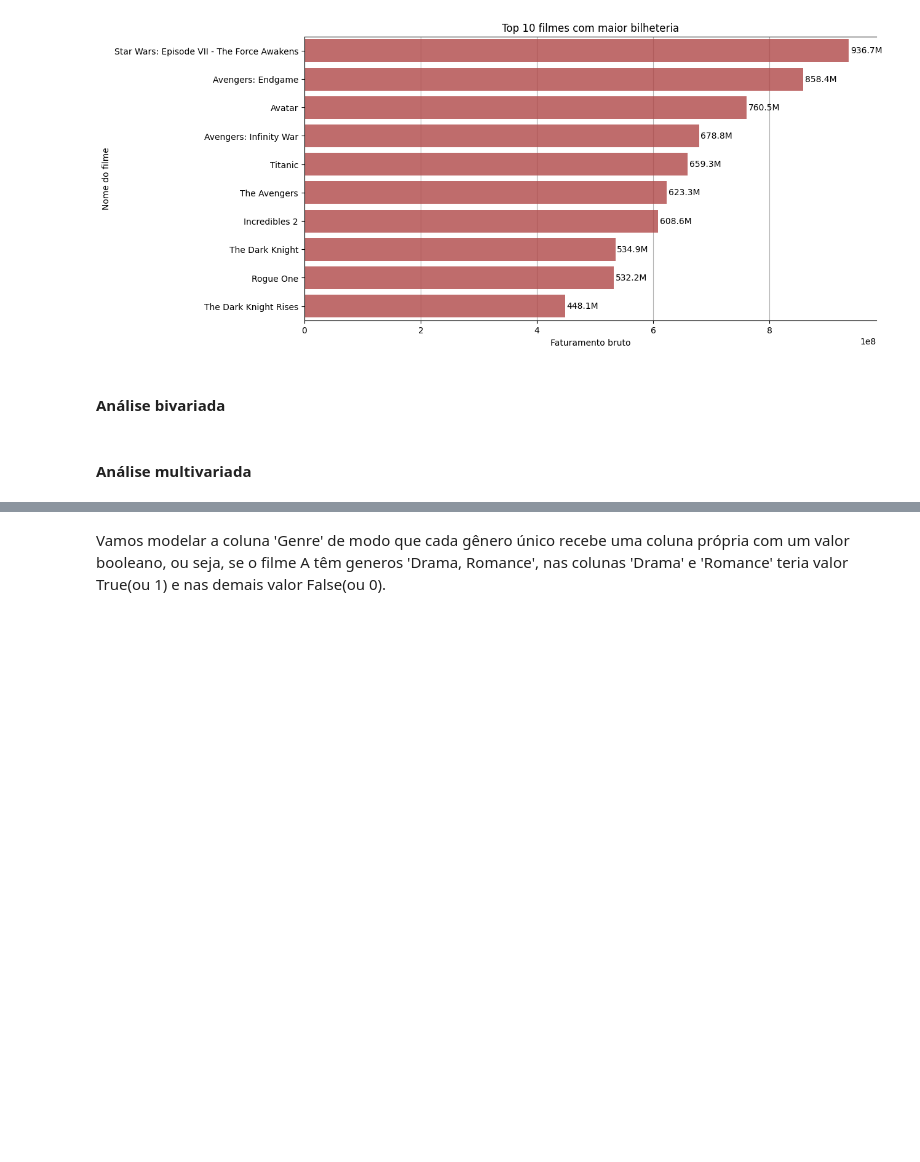
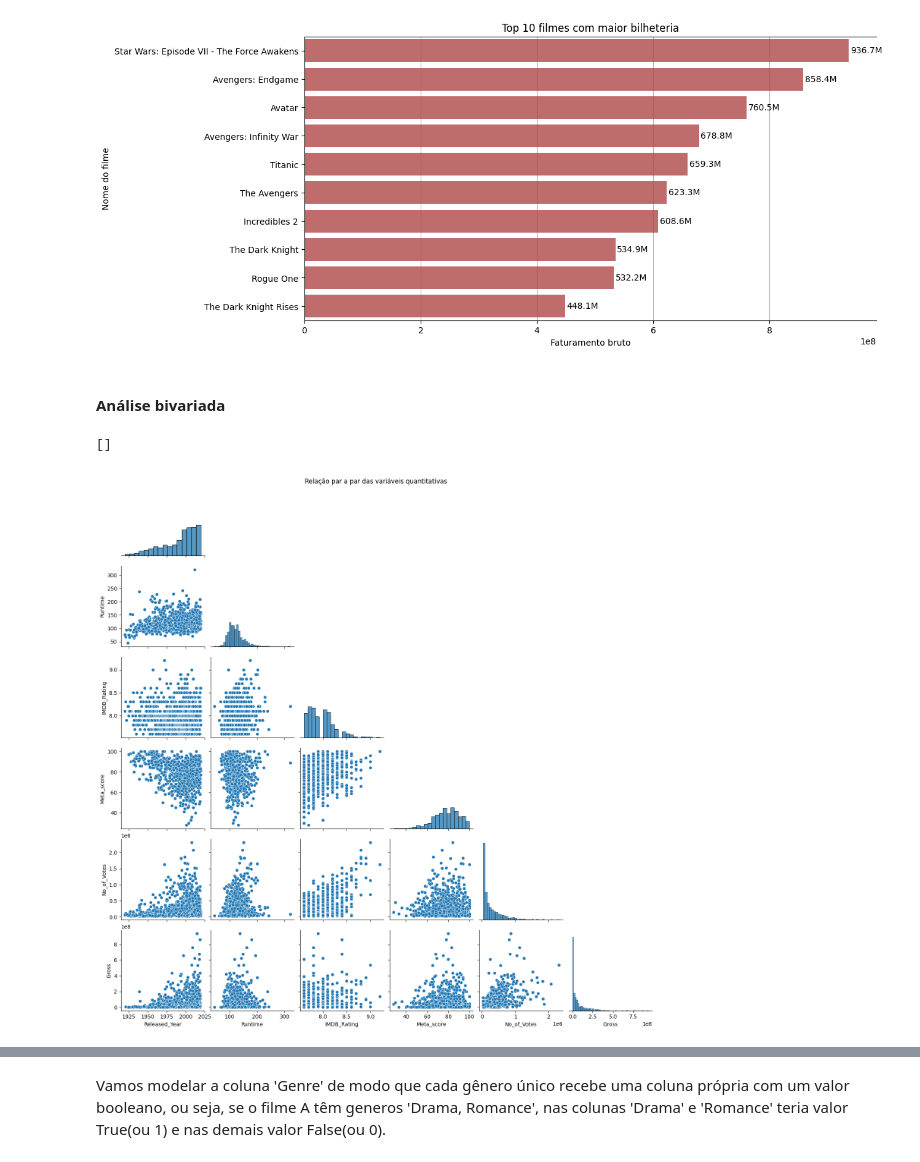
Before and after one commit to iuriholanda/previsao-de-nota-regressao-e-nlp, a Jupyter notebook: analise-exploratoria-nota.ipynb, the cells around one changed output, grey strips where cells are left out. Drawn from its saved outputs; the diff is of its cells as text; code cells hidden in the pictures; blank space fills up the shorter version.

```diff
--- a/analise-exploratoria-nota.ipynb
+++ b/analise-exploratoria-nota.ipynb
@@ -338,6 +338,9 @@ plt.show()
 # %% [markdown]
 #### Análise bivariada
 # %%
-# matriz de correlacao
+sns.pairplot(data=filmes, corner=True)
+plt.suptitle("Relação par a par das variáveis quantitativas")
+plt.plot()
+# %% [output]
+[]
+[figure, added]
-# %% [markdown]
-#### Análise multivariada
```
Also changed, not shown: parts of 29 cells of this notebook, 1 other file.
